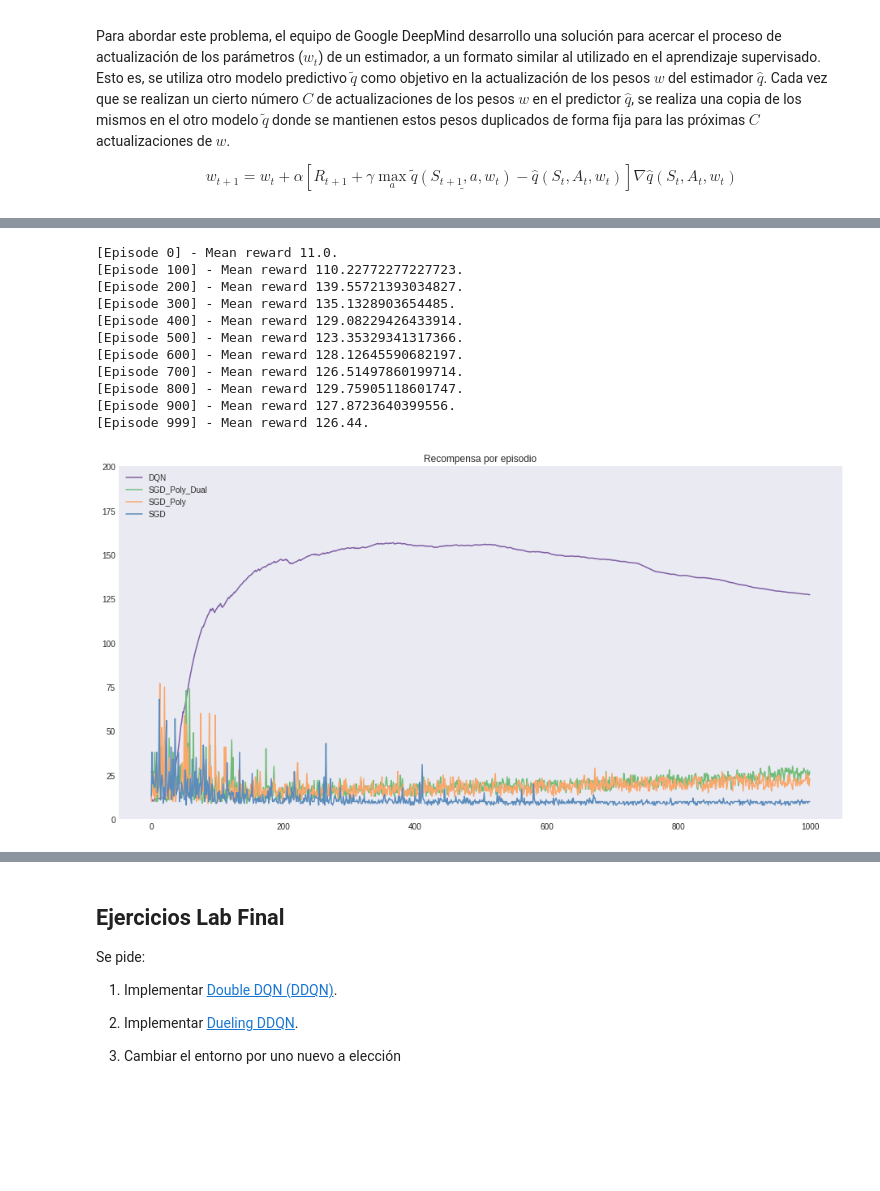
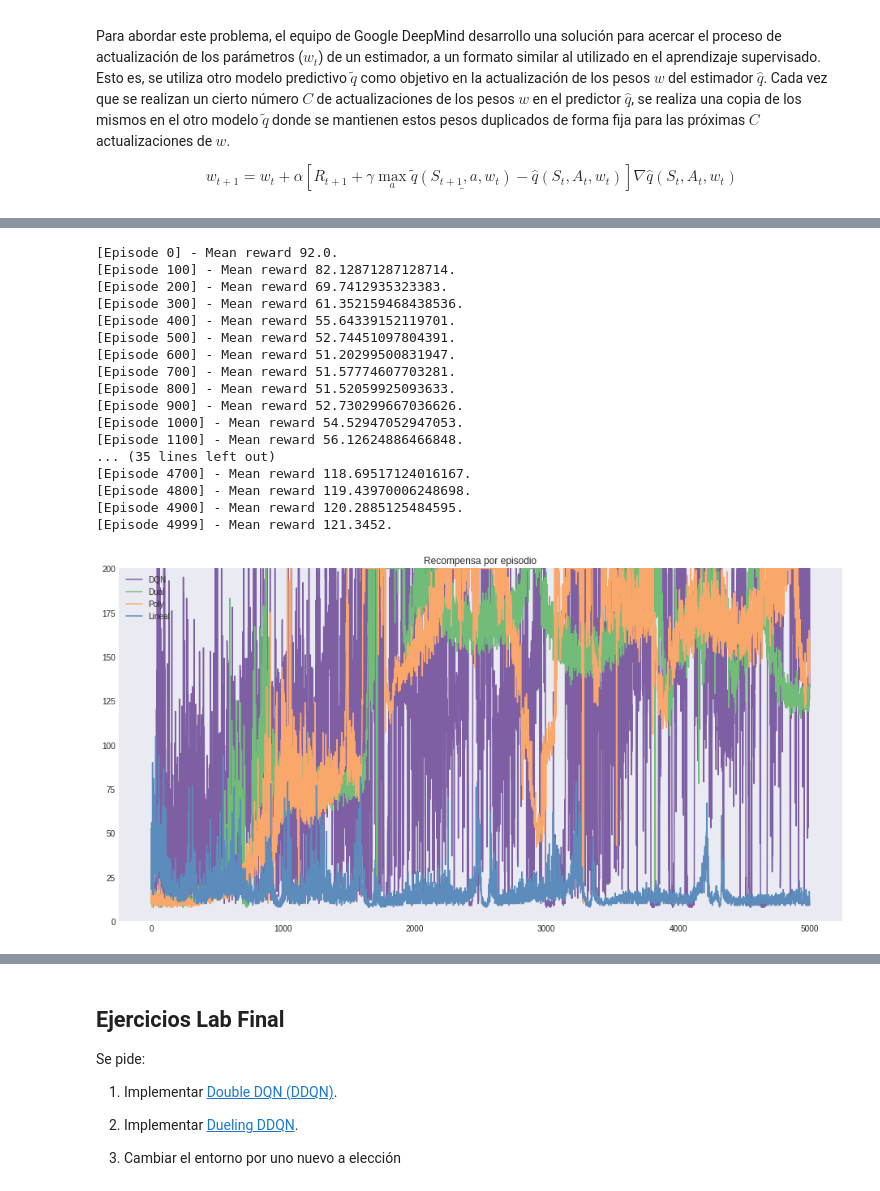
Before and after one commit to DiploDatos/AprendizajePorRefuerzos, a Jupyter notebook: Final-Lab.ipynb, the cells around one changed output, grey strips where cells are left out. Cells and saved outputs as stored; diff of their text form; code cells hidden in the pictures; blank space fills up the shorter version.

```diff
--- a/Final-Lab.ipynb
+++ b/Final-Lab.ipynb
@@ -194,3 +737,31 @@ En este caso, como el aproximador usado es 'no lineal', no tenemos necesidad de
 
 ### Funciones de activación:
 ![activation_functions](images/activation_functions.png)
+# %%
+class Net(nn.Module):
+
+    def __init__(self, _input_size: int, _output_size: int, _hidden_layers: int, _hidden_size: int):
+        super(Net, self).__init__()
+        self.input = nn.Linear(_input_size, _hidden_size)
+        self.hidden_layers = _hidden_layers
+        self.hidden = []
+        for i in range(_hidden_layers):
+            layer = nn.Linear(_hidden_size, _hidden_size)
+            self.add_module('h'+str(i), layer)
+            self.hidden.append(layer)
+        self.output = nn.Linear(_hidden_size, _output_size)
+
+        # init weights
+        for m in self.modules():
+            if isinstance(m, nn.Linear):
+                nn.init.xavier_uniform_(m.weight)
+                m.bias.data.fill_(0.01)
+
+    # Called with either one element to determine next action, or a batch
+    # during optimization. Returns tensor([[left0exp,right0exp]...]).
+    def forward(self, x):
+        x = F.relu(self.input(x))
+        for i in range(self.hidden_layers):
+            x = F.relu(self.hidden[i](x))
+        x = self.output(x)
+        return x
@@ -197,30 +943,34 @@ En este caso, como el aproximador usado es 'no lineal', no tenemos necesidad de
 # %%
-from agents.cart_pole_approx_vf.CartPole_DQN import DQN
-
-agent = DQN(gym.make('CartPole-v0'), debug=True)
-_, scores_DQN = agent.run()
+agent = DQN(gym.make('CartPole-v0'), n_episodes=5000, debug=True)
+scoresDQN, meanDQN = agent.run()
 # %% [output]
-[Episode 0] - Mean reward 11.0.
-[Episode 100] - Mean reward 110.22772277227723.
-[Episode 200] - Mean reward 139.55721393034827.
-[Episode 300] - Mean reward 135.1328903654485.
-[Episode 400] - Mean reward 129.08229426433914.
-[Episode 500] - Mean reward 123.35329341317366.
-[Episode 600] - Mean reward 128.12645590682197.
-[Episode 700] - Mean reward 126.51497860199714.
-[Episode 800] - Mean reward 129.75905118601747.
-[Episode 900] - Mean reward 127.8723640399556.
-[Episode 999] - Mean reward 126.44.
+[Episode 0] - Mean reward 92.0.
+[Episode 100] - Mean reward 82.12871287128714.
+[Episode 200] - Mean reward 69.7412935323383.
+[Episode 300] - Mean reward 61.352159468438536.
+[Episode 400] - Mean reward 55.64339152119701.
+[Episode 500] - Mean reward 52.74451097804391.
+[Episode 600] - Mean reward 51.20299500831947.
+[Episode 700] - Mean reward 51.57774607703281.
+[Episode 800] - Mean reward 51.52059925093633.
+[Episode 900] - Mean reward 52.730299667036626.
+[Episode 1000] - Mean reward 54.52947052947053.
+[Episode 1100] - Mean reward 56.12624886466848.
+... (35 lines left out)
+[Episode 4700] - Mean reward 118.69517124016167.
+[Episode 4800] - Mean reward 119.43970006248698.
+[Episode 4900] - Mean reward 120.2885125484595.
+[Episode 4999] - Mean reward 121.3452.
 # %%
 # se muestra el reward/score optenido por episodio
-plt.plot(np.array(range(0, len(scores_DQN))), np.array(scores_DQN), label='DQN', c='#7e5fa4')
-plt.plot(np.array(range(0, len(scores_SGD_Poly_Dual))), np.array(scores_SGD_Poly_Dual), label='SGD_Poly_Dual', c='#71bc78')
-plt.plot(np.array(range(0, len(scores_SGD_Poly))), np.array(scores_SGD_Poly), label='SGD_Poly', c='#faa76c')
-plt.plot(np.array(range(0, len(scores_SGD))), np.array(scores_SGD), label='SGD', c='#5c8cbc')
+plt.plot(np.array(scoresDQN), label='DQN', c='#7e5fa4')
+plt.plot(np.array(scoresPolyDual), label='Dual', c='#71bc78')
+plt.plot(np.array(scoresPoly), label='Poly', c='#faa76c')
+plt.plot(np.array(scoresLineal), label='Lineal', c='#5c8cbc')
 plt.ylim(0, 200)
 plt.title('Recompensa por episodio')
 plt.legend(loc='upper left')
 plt.show()
 # %% [output]
-[figure, old version]
+[figure, new version]
 # %%
```
Also changed, not shown: parts of 16 cells of this notebook, 25 other files.
